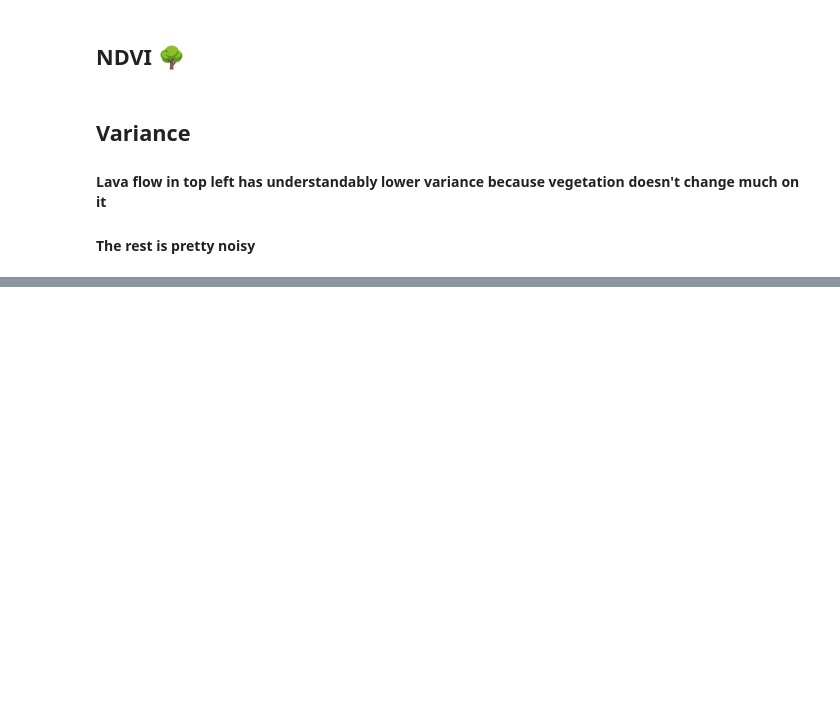
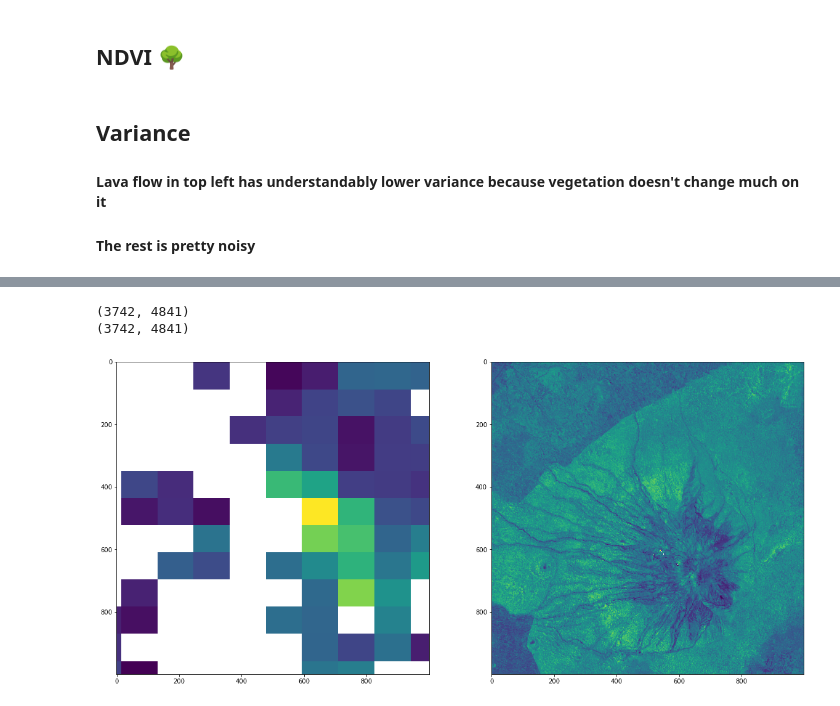
Before and after one commit to caseyslaught/duke-esda-forest-project, a Jupyter notebook: Download.ipynb, the cells around one changed output, grey strips where cells are left out. Saved outputs shown, nothing was run; the diff lists cells and outputs as text; code cells hidden in the pictures; blank space fills up the shorter version.

```diff
--- a/Download.ipynb
+++ b/Download.ipynb
@@ -655,0 +688,27 @@ plt.show()
+# %%
+import matplotlib.pyplot as plt
+import numpy as np
+import numpy.ma as ma
+import rasterio
+from rasterio.windows import Window
+
+window = Window(1000, 1000, 1000,  1000)
+
+fig, axes = plt.subplots(1, 2, figsize=(20, 10))
+
+with rasterio.open(gedi_output) as gedi_src:
+    print(gedi_src.shape)
+    gedi_data = gedi_src.read(1, masked=True, window=window)
+    axes[0].imshow(gedi_data)
+
+with rasterio.open("./data/s2/B08_composite.tif") as s2_src:
+    print(gedi_src.shape)
+    s2_data = s2_src.read(1, masked=True, window=window)
+    s2_data[s2_data > 8000] = ma.masked
+    axes[1].imshow(s2_data)
+
+plt.show()
+# %% [output]
+(3742, 4841)
+(3742, 4841)
+[figure, added]
```
Also changed, not shown: parts of 9 cells of this notebook.
